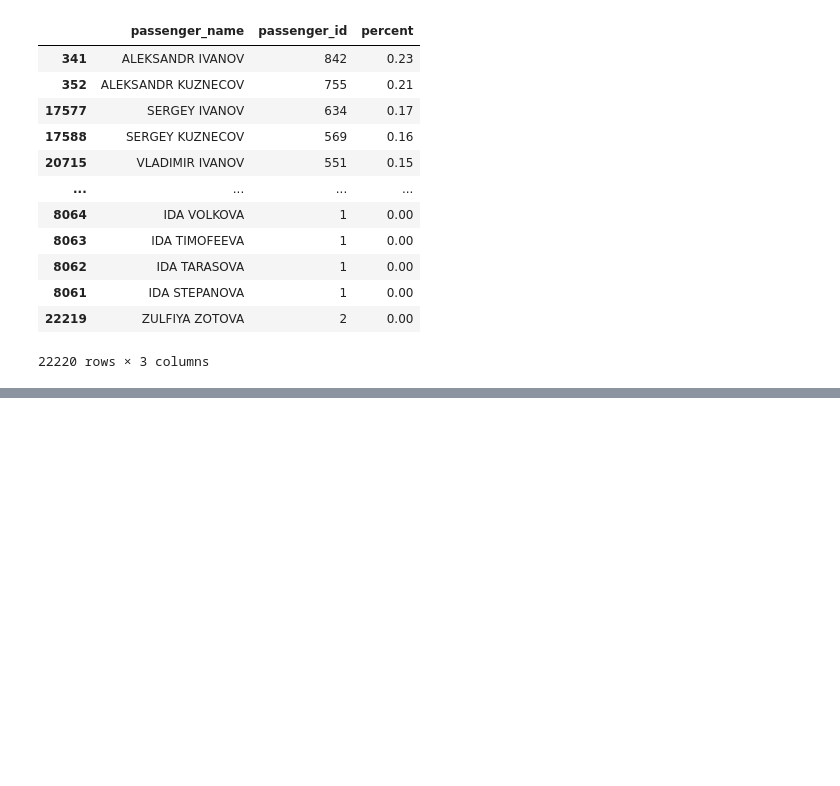
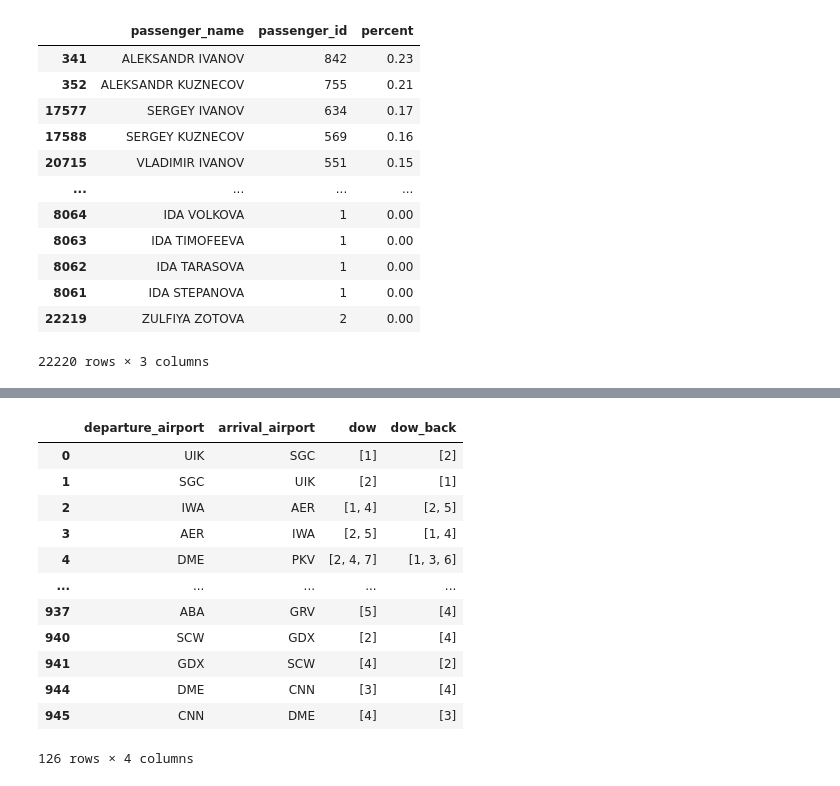
Before and after one commit to novayazarya/postgresql, a Jupyter notebook: raw-sql-vs-pandas-cookbook.ipynb, the cells around one changed output, grey strips where cells are left out. Drawn from its saved outputs; the diff is of its cells as text; code cells hidden in the pictures; blank space fills up the shorter version.

```diff
--- a/raw-sql-vs-pandas-cookbook.ipynb
+++ b/raw-sql-vs-pandas-cookbook.ipynb
@@ -2054,0 +2180,26 @@ passenger_names.sort_values('percent', ascending=False)
+# %%
+diff_days_routes = routes.merge(routes, left_on=['arrival_airport', 'departure_airport'],
+                                        right_on=['departure_airport', 'arrival_airport'])
+# %%
+# ищем, есть ли у маршрутов общие дни недели с помощью функции пересечения np.intersect1d()
+# нам нужны только те маршруты, в которых общих дней нет, то есть пересечение возвращает пустой список []
+diff_days_routes.loc[diff_days_routes.apply(lambda x: len(np.intersect1d(x['days_of_week_x'],
+                                                                         x['days_of_week_y'])) == 0, axis=1)] \
+                .rename({'departure_airport_x': 'departure_airport',
+                         'arrival_airport_x': 'arrival_airport',
+                         'days_of_week_x': 'dow', 'days_of_week_y': 'dow_back'}, axis=1) \
+                [['departure_airport', 'arrival_airport', 'dow', 'dow_back']]
+# %% [output]
+|  | departure_airport | arrival_airport | dow | dow_back |
+| 0 | UIK | SGC | [1] | [2] |
+| 1 | SGC | UIK | [2] | [1] |
+| 2 | IWA | AER | [1, 4] | [2, 5] |
+| 3 | AER | IWA | [2, 5] | [1, 4] |
+| 4 | DME | PKV | [2, 4, 7] | [1, 3, 6] |
+| ... | ... | ... | ... | ... |
+| 937 | ABA | GRV | [5] | [4] |
+| 940 | SCW | GDX | [2] | [4] |
+| 941 | GDX | SCW | [4] | [2] |
+| 944 | DME | CNN | [3] | [4] |
+| 945 | CNN | DME | [4] | [3] |
+126 rows × 4 columns
```
Also changed, not shown: parts of 47 cells of this notebook.
